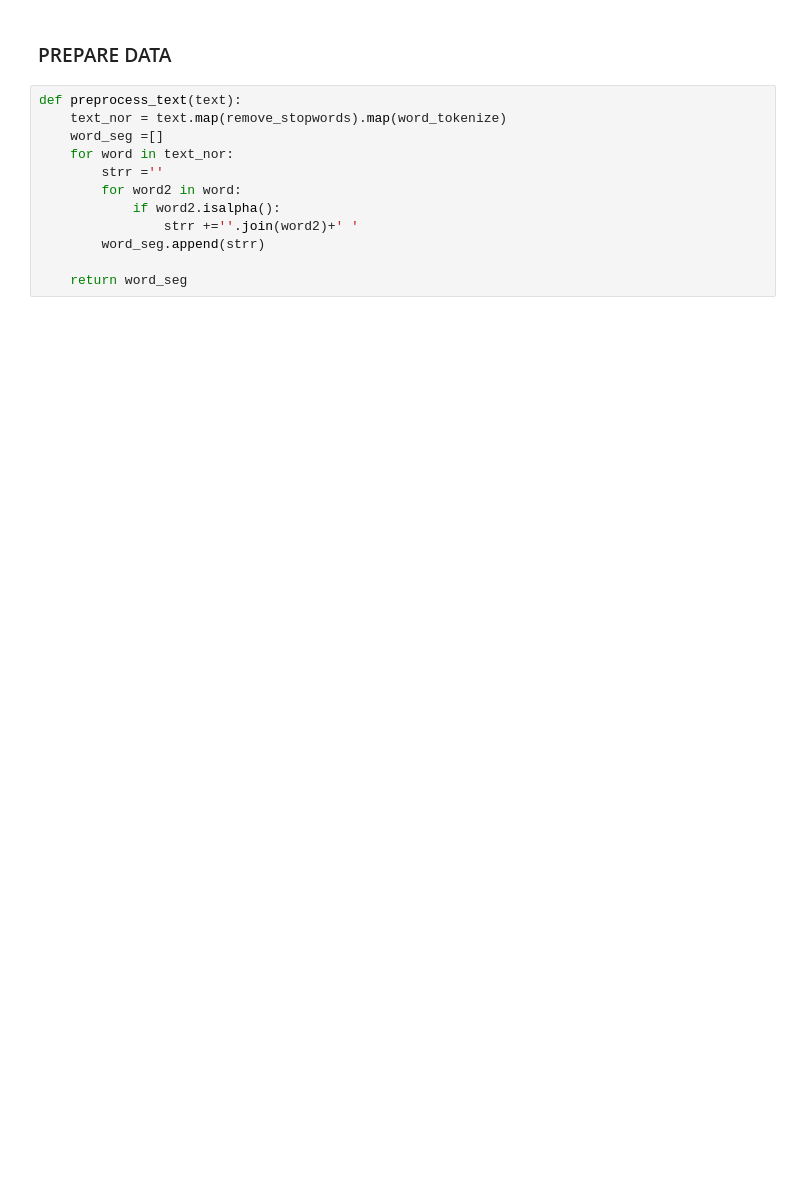
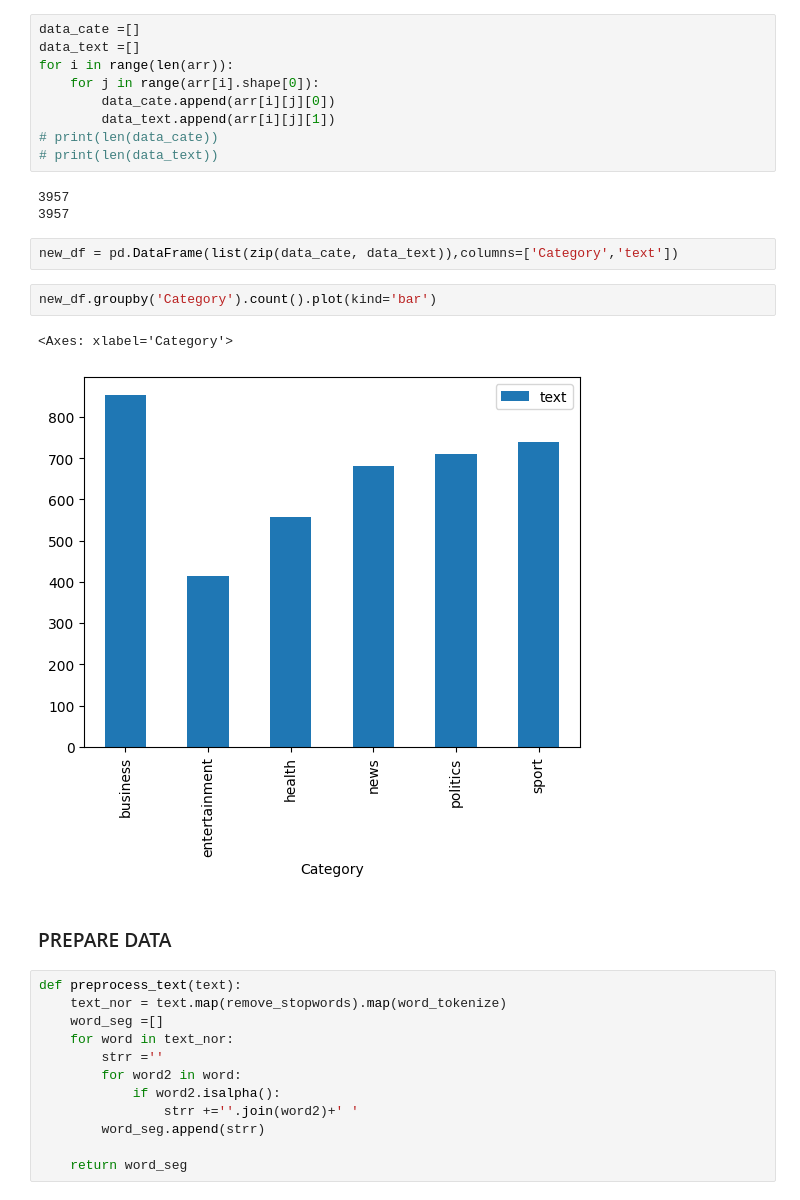
Before and after one commit to Raum27/nlp_project, a Jupyter notebook: Untitled.ipynb, the cells around one changed output. Cells and saved outputs as stored; diff of their text form; blank space fills up the shorter version.

```diff
--- a/Untitled.ipynb
+++ b/Untitled.ipynb
@@ -46,3 +95,22 @@ df.groupby('label').count().plot(kind='bar')
+# %%
+data_cate =[]
+data_text =[]
+for i in range(len(arr)):
+    for j in range(arr[i].shape[0]):
+        data_cate.append(arr[i][j][0])
+        data_text.append(arr[i][j][1])
+# print(len(data_cate))
+# print(len(data_text))
+# %% [output]
+3957
+3957
+# %%
+new_df = pd.DataFrame(list(zip(data_cate, data_text)),columns=['Category','text'])
+# %%
+new_df.groupby('Category').count().plot(kind='bar')
+# %% [output]
+<Axes: xlabel='Category'>
+[figure, added]
 # %% [markdown]
 ### PREPARE DATA
 # %%
```
Also changed, not shown: parts of 43 cells of this notebook, 1 other file.
